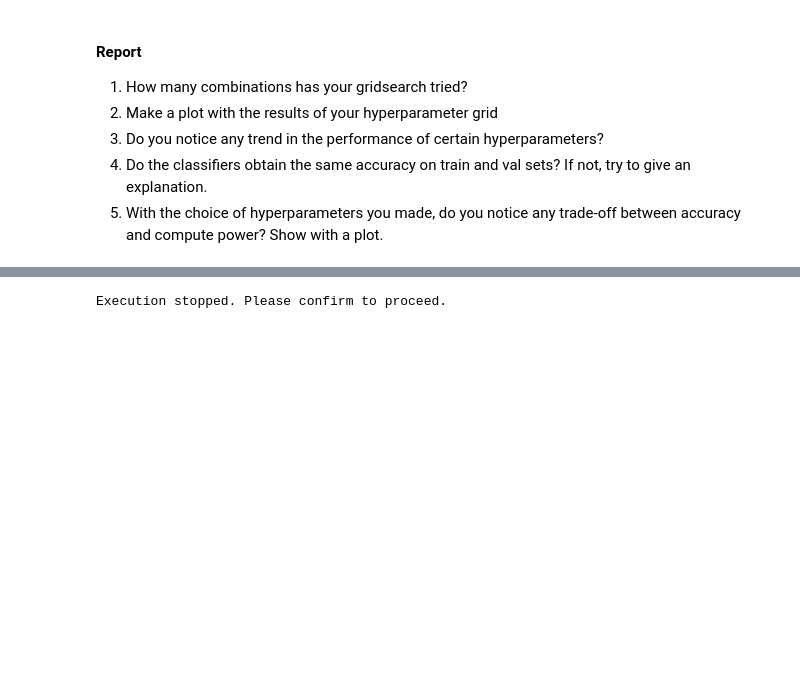
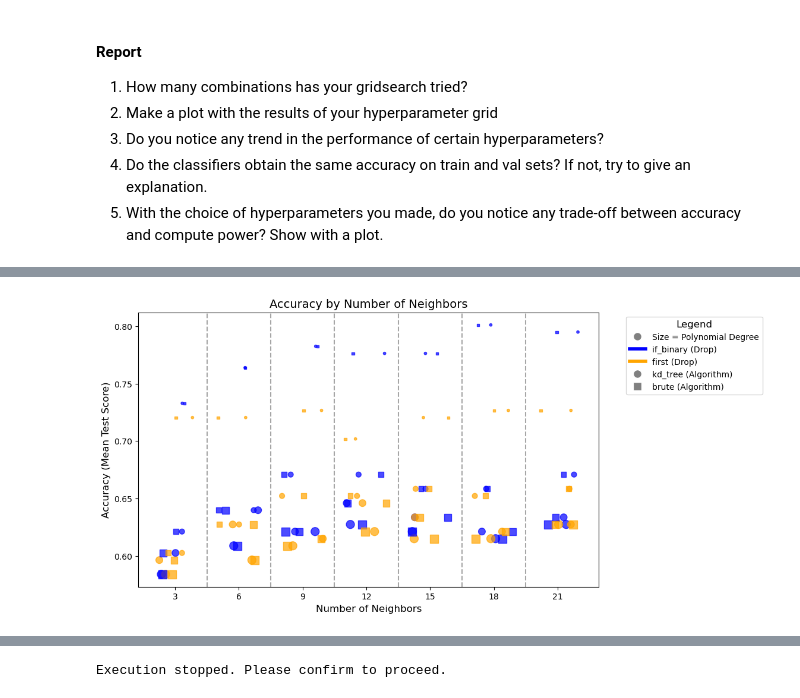
Before and after one commit to cycileo/FDS-HomeWorks, a Jupyter notebook: Homework02/HW2.ipynb, the cells around one changed output, grey strips where cells are left out. Saved outputs shown, nothing was run; the diff lists cells and outputs as text; code cells hidden in the pictures; blank space fills up the shorter version.

```diff
--- a/Homework02/HW2.ipynb
+++ b/Homework02/HW2.ipynb
@@ -1177,12 +1177,9 @@ Choose at least 2 values for at least 3 hyperparameters. val their impact on the
 from sklearn.model_selection import GridSearchCV
 
 grid = {
-    'columntransformer__num__polynomialfeatures__degree': [1],
-    'kneighborsclassifier__n_neighbors': [1, 4, 7, 10],
+    'columntransformer__num__polynomialfeatures__degree': [1, 4, 7, 10],
+    'kneighborsclassifier__n_neighbors': [3, 6, 9, 12, 15, 18, 21],
     'columntransformer__cat__onehotencoder__drop': ['if_binary', 'first'],
-    'kneighborsclassifier__weights': ['uniform', 'distance'],
-    'kneighborsclassifier__leaf_size': [10],
-    'kneighborsclassifier__metric': ['euclidean', 'manhattan'],
     'kneighborsclassifier__algorithm': ['kd_tree', 'brute'],
 }
 
@@ -1408,0 +1236,59 @@ plt.show()
+# %%
+# import matplotlib.pyplot as plt
+# import numpy as np
+# from matplotlib.lines import Line2D
+
+# Map colors and markers
+colors = {'if_binary': 'blue', 'first': 'orange'}
+markers = {'kd_tree': 'o', 'brute': 's'}
+
+# Get unique values of n_neighbors
+discrete_neighbors = sorted(cv_res['n_neighbors'].unique())
+jitter_strength = 1.
+
+# Plot
+plt.figure(figsize=(10, 6))
+
+# Add vertical lines for the midpoints between consecutive unique neighbors
+for i in range(len(discrete_neighbors) - 1):
+    midpoint = (discrete_neighbors[i] + discrete_neighbors[i + 1]) / 2
+    plt.axvline(x=midpoint, color='gray', linestyle='--', alpha=0.7)  # Vertical dashed lines at midpoints
+
+# Scatter plot for each combination of algorithm and drop
+for algo in markers.keys():
+    for drop in colors.keys():
+        subset = cv_res[(cv_res['onehotencoder_drop'] == drop) & (cv_res['algorithm'] == algo)]
+        # Add jitter to the n_neighbors
+        jittered_neighbors = subset['n_neighbors'] + np.random.uniform(
+            -jitter_strength, jitter_strength, size=len(subset)
+        )
+
+        # Size of points mapped to polynomial_degree
+        sizes = subset['polynomial_degree'].astype(float) * 10  # Scale the sizes accordingly
+
+        plt.scatter(
+            jittered_neighbors,
+            subset['mean_test_score'],
+            s=sizes,  # Size based on polynomial_degree
+            c=colors[drop],
+            marker=markers[algo],
+            label=f"{drop} (Drop) - {algo} (Algorithm)",
+            alpha=0.7,
+        )
+
+plt.title('Accuracy by Number of Neighbors', fontsize=14)
+plt.xlabel('Number of Neighbors', fontsize=12)
+plt.ylabel('Accuracy (Mean Test Score)', fontsize=12)
+plt.xticks(discrete_neighbors)
+plt.grid(False)
+
+drop_legend = [Line2D([0], [0], color=colors[drop], lw=4, label=f"{drop} (Drop)") for drop in colors]
+algo_legend = [Line2D([0], [0], marker=markers[algo], color='w', markerfacecolor='gray', markersize=10, label=f"{algo} (Algorithm)") for algo in markers]
+size_legend = [Line2D([0], [0], marker='o', color='w', markerfacecolor='gray', markersize=10, label='Size = Polynomial Degree')]
+legend = size_legend + drop_legend + algo_legend
+plt.legend(handles=legend,
+           title='Legend', fontsize=10, title_fontsize=12, bbox_to_anchor=(1.05, 1), loc='upper left')
+
+plt.show()
+# %% [output]
+[figure, added]
```
Also changed, not shown: parts of 15 cells of this notebook.
